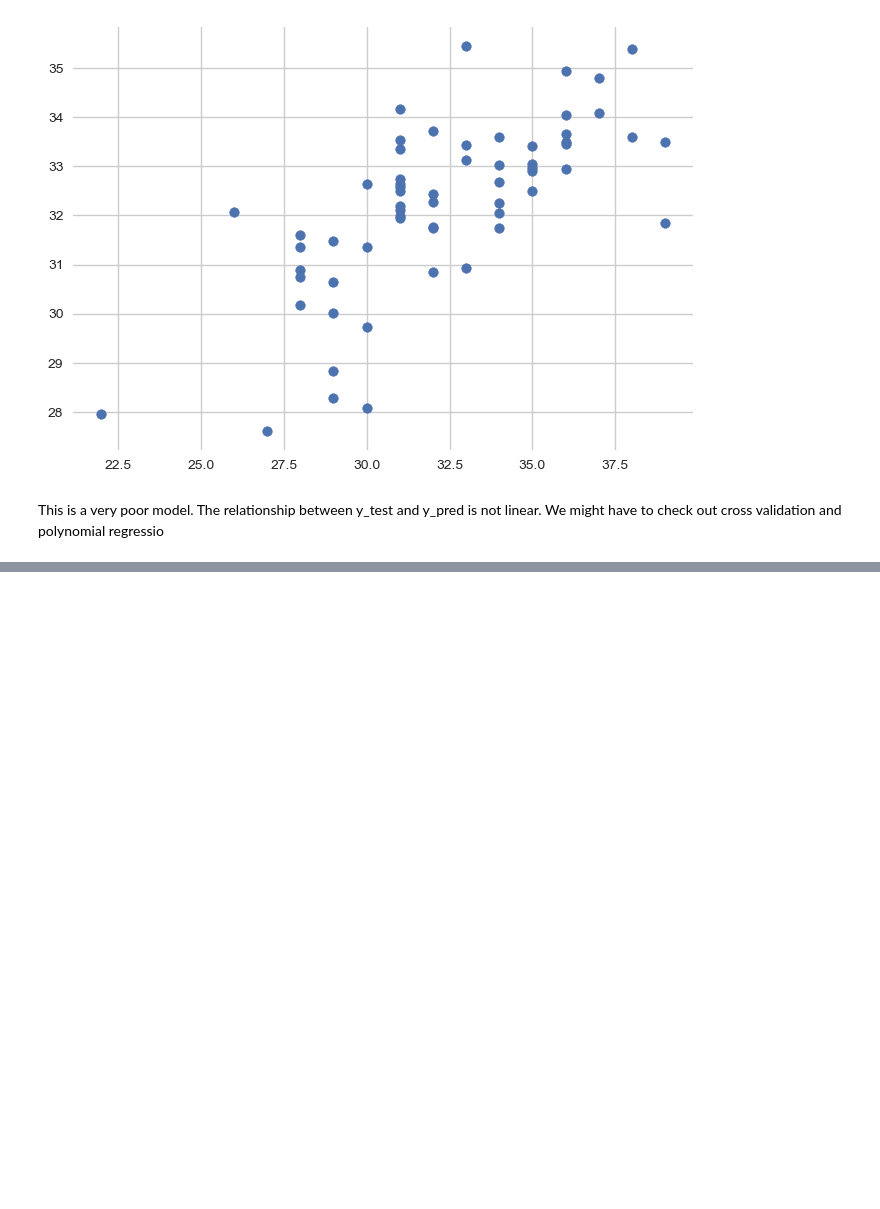
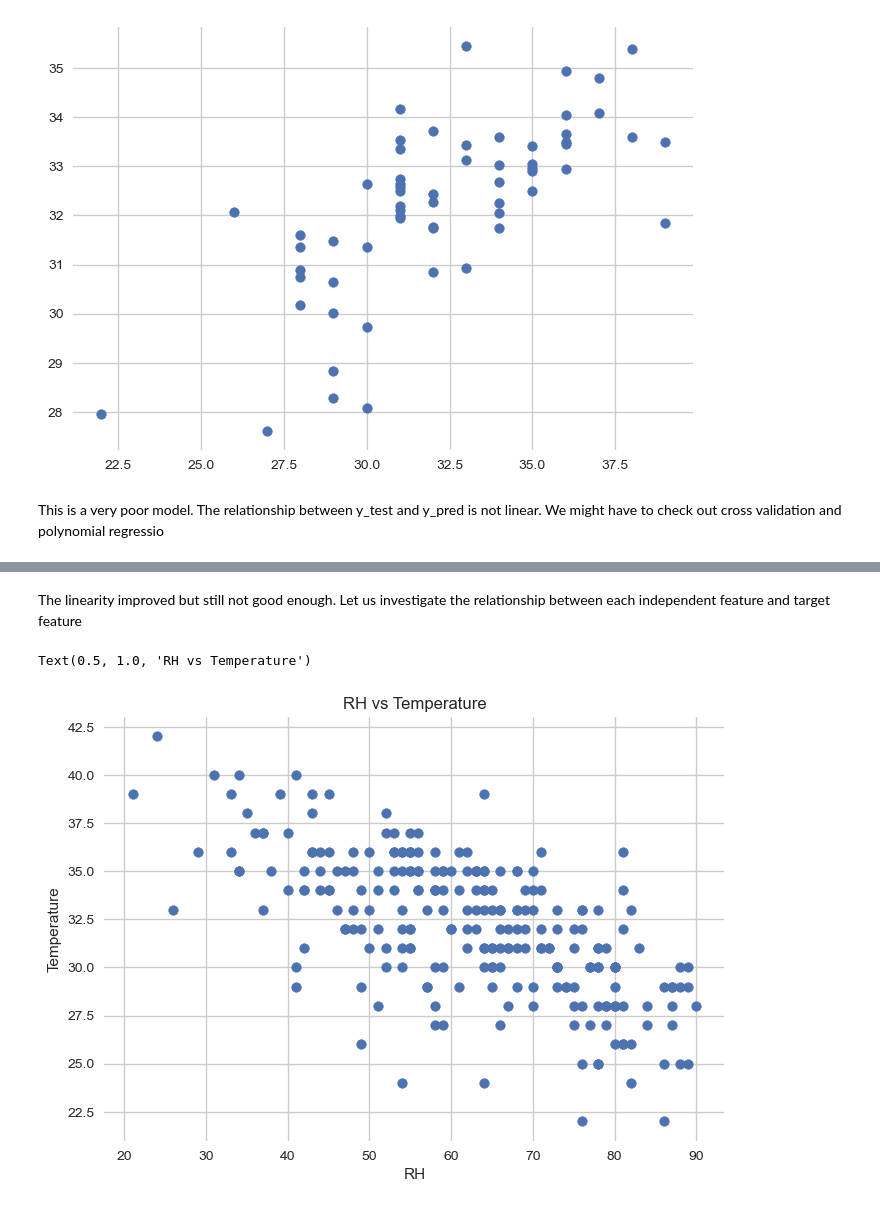
Before and after one commit to Udeani4/Machine-Learning-Course, a Jupyter notebook: machine_learning_LR_projects.ipynb, the cells around one changed output, grey strips where cells are left out. Cells and saved outputs as stored; diff of their text form; code cells hidden in the pictures; blank space fills up the shorter version.

```diff
--- a/machine_learning_LR_projects.ipynb
+++ b/machine_learning_LR_projects.ipynb
@@ -1100,0 +1149,3 @@ This is a very poor model. The relationship between y_test and y_pred is not lin
+# %%
+adjusted_df=clean_df.drop(columns=['BUI', 'Classes', 'DC', 'DMC', 'FWI', 'Rain', 'Region', 'Ws'],axis=1)
+adjusted_df.head()
@@ -1100,0 +1278,11 @@ This is a very poor model. The relationship between y_test and y_pred is not lin
+# %% [markdown]
+The linearity improved but still not good enough. Let us investigate the relationship between each independent feature and target feature
+# %%
+## RH vs Temperature
+plt.scatter(adjusted_df['RH'],adjusted_df['Temperature'])
+plt.xlabel('RH')
+plt.ylabel('Temperature')
+plt.title('RH vs Temperature')
+# %% [output]
+Text(0.5, 1.0, 'RH vs Temperature')
+[figure, added]
```
Also changed, not shown: parts of 21 cells of this notebook, 1 other file.
